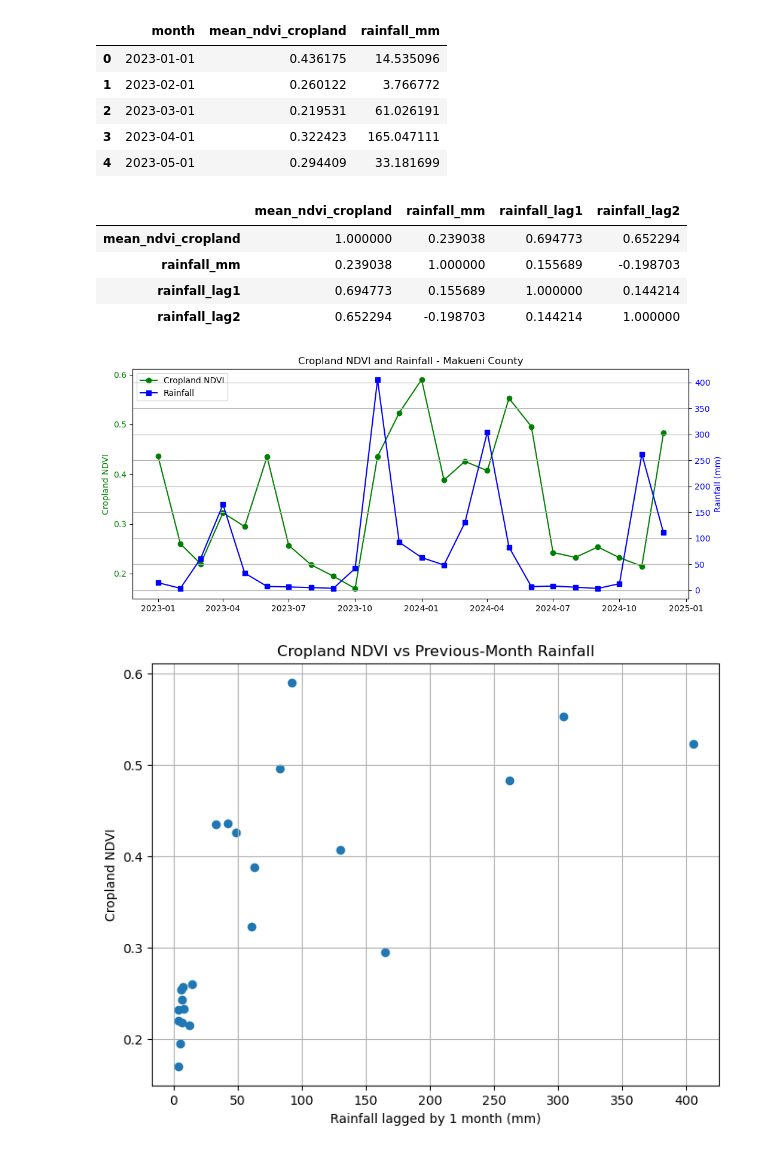
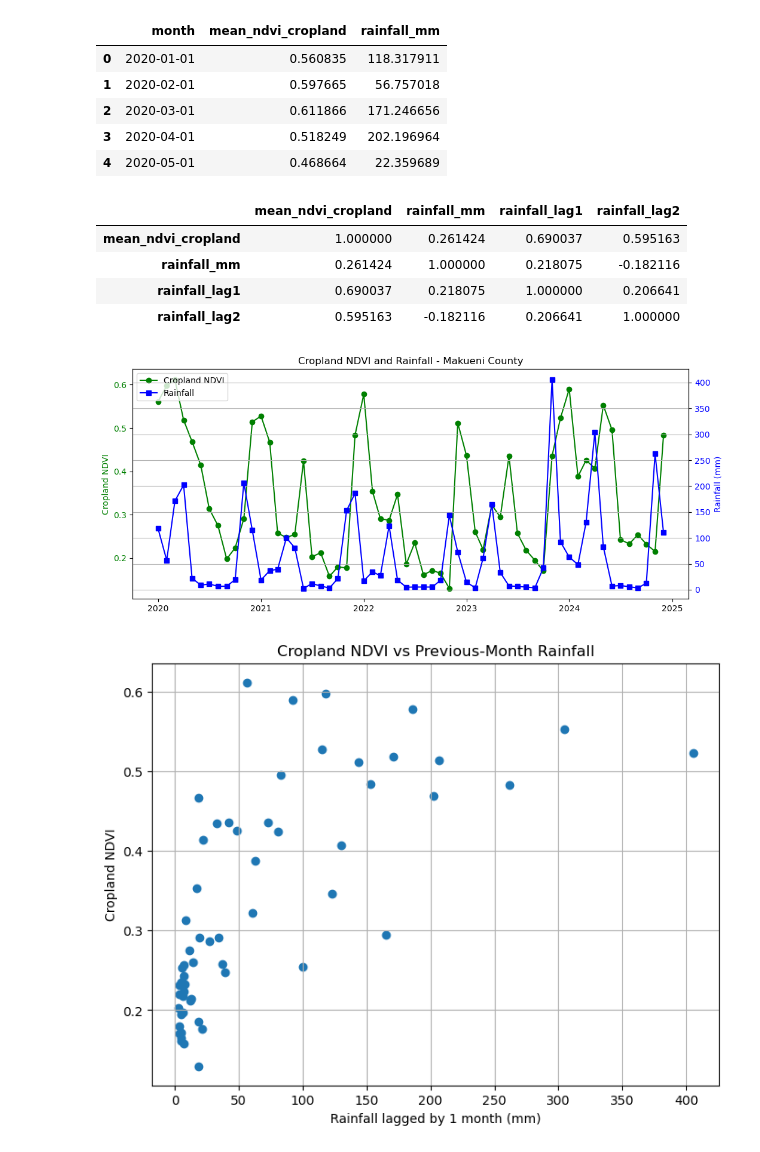
Before and after one commit to aot17/agri-resilience-explorer, a Jupyter notebook: notebooks/08_cropland_ndvi_rainfall_analysis.ipynb, the cells around one changed output. Saved outputs shown, nothing was run; the diff lists cells and outputs as text; code cells hidden in the pictures.

```diff
--- a/notebooks/08_cropland_ndvi_rainfall_analysis.ipynb
+++ b/notebooks/08_cropland_ndvi_rainfall_analysis.ipynb
@@ -3,11 +3,11 @@ import pandas as pd
 import matplotlib.pyplot as plt
 # %%
 crop_ndvi_df = pd.read_csv(
-    "../outputs/makueni_monthly_ndvi_cropland_2023_2024.csv"
+    "../outputs/makueni_monthly_ndvi_cropland_2020_2024.csv"
 )
 
 rain_df = pd.read_csv(
-    "../outputs/makueni_monthly_rainfall_2023_2024.csv"
+    "../outputs/makueni_monthly_rainfall_2020_2024.csv"
 )
 # %%
 crop_ndvi_df["month"] = pd.to_datetime(crop_ndvi_df["month"])
@@ -21,11 +21,11 @@ main_df = crop_ndvi_df.merge(
 main_df.head()
 # %% [output]
 |  | month | mean_ndvi_cropland | rainfall_mm |
-| 0 | 2023-01-01 | 0.436175 | 14.535096 |
-| 1 | 2023-02-01 | 0.260122 | 3.766772 |
-| 2 | 2023-03-01 | 0.219531 | 61.026191 |
-| 3 | 2023-04-01 | 0.322423 | 165.047111 |
-| 4 | 2023-05-01 | 0.294409 | 33.181699 |
+| 0 | 2020-01-01 | 0.560835 | 118.317911 |
+| 1 | 2020-02-01 | 0.597665 | 56.757018 |
+| 2 | 2020-03-01 | 0.611866 | 171.246656 |
+| 3 | 2020-04-01 | 0.518249 | 202.196964 |
+| 4 | 2020-05-01 | 0.468664 | 22.359689 |
 # %%
 main_df["rainfall_lag1"] = main_df["rainfall_mm"].shift(1)
 main_df["rainfall_lag2"] = main_df["rainfall_mm"].shift(2)
@@ -40,10 +40,10 @@ main_df[
 ].corr()
 # %% [output]
 |  | mean_ndvi_cropland | rainfall_mm | rainfall_lag1 | rainfall_lag2 |
-| mean_ndvi_cropland | 1.000000 | 0.239038 | 0.694773 | 0.652294 |
-| rainfall_mm | 0.239038 | 1.000000 | 0.155689 | -0.198703 |
-| rainfall_lag1 | 0.694773 | 0.155689 | 1.000000 | 0.144214 |
-| rainfall_lag2 | 0.652294 | -0.198703 | 0.144214 | 1.000000 |
+| mean_ndvi_cropland | 1.000000 | 0.261424 | 0.690037 | 0.595163 |
+| rainfall_mm | 0.261424 | 1.000000 | 0.218075 | -0.182116 |
+| rainfall_lag1 | 0.690037 | 0.218075 | 1.000000 | 0.206641 |
+| rainfall_lag2 | 0.595163 | -0.182116 | 0.206641 | 1.000000 |
 # %%
 fig, ax1 = plt.subplots(figsize=(12,5))
 
@@ -63,35 +63,35 @@ ax2 = ax1.twinx()
 ax2.plot(
     main_df["month"],
     main_df["rainfall_mm"],
     marker="s",
     color="blue",
     label="Rainfall"
 )
 
 ax2.set_ylabel("Rainfall (mm)", color="blue")
 ax2.tick_params(axis="y", labelcolor="blue")
 
 lines1, labels1 = ax1.get_legend_handles_labels()
 lines2, labels2 = ax2.get_legend_handles_labels()
 
 ax1.legend(
     lines1 + lines2,
     labels1 + labels2,
     loc="upper left"
 )
 
 plt.title("Cropland NDVI and Rainfall - Makueni County")
 plt.grid(True)
 
 fig.savefig(
-    "../docs/images/makueni_cropland_ndvi_rainfall.png",
+    "../docs/images/makueni_cropland_ndvi_rainfall_2020_2024.png",
     dpi=300,
     bbox_inches="tight"
 )
 
 plt.show()
 # %% [output]
-[figure, old version]
+[figure, new version]
 # %%
 plt.figure(figsize=(8,6))
 
@@ -107,4 +107,4 @@ plt.grid(True)
 
 plt.show()
 # %% [output]
-[figure, old version]
+[figure, new version]
```
Also changed, not shown: parts of 1 cell of this notebook, 27 other files.
